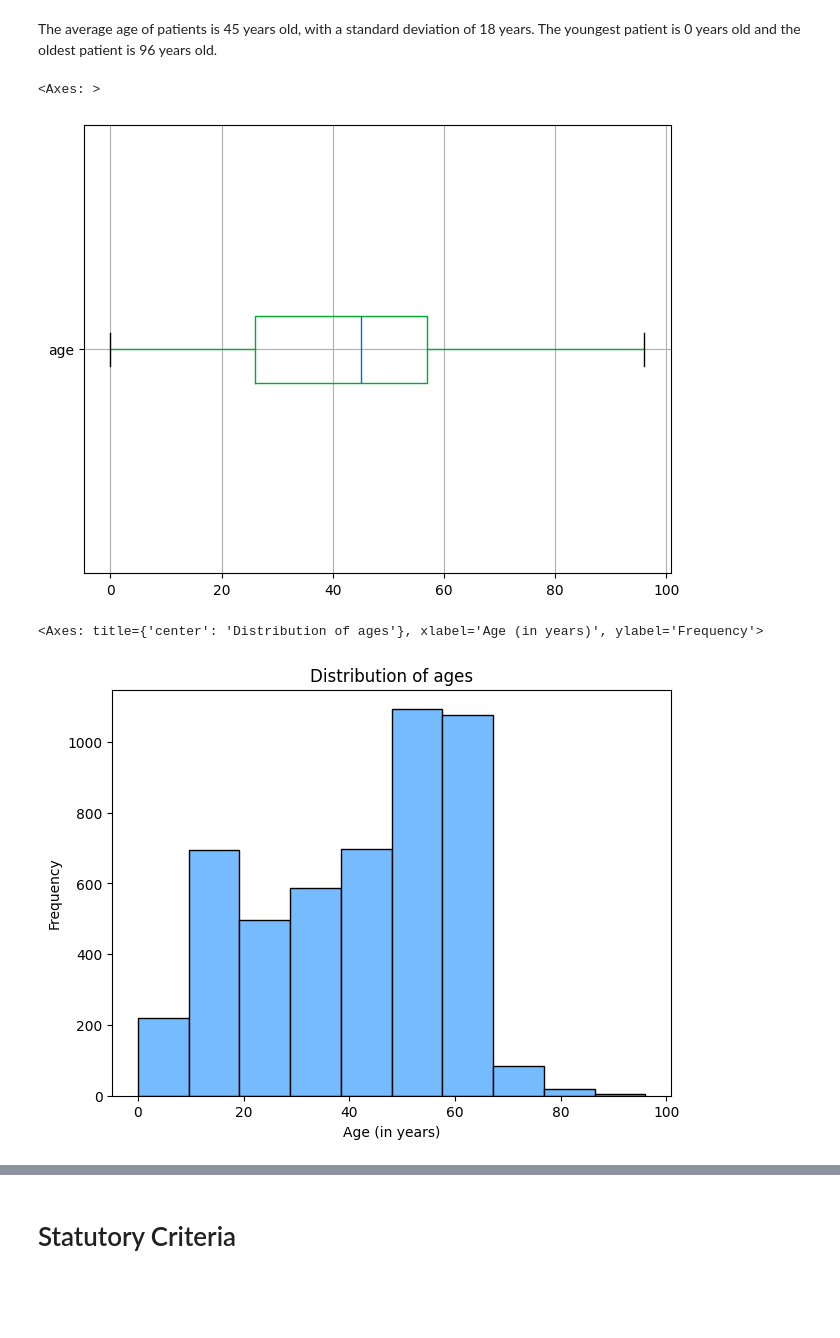
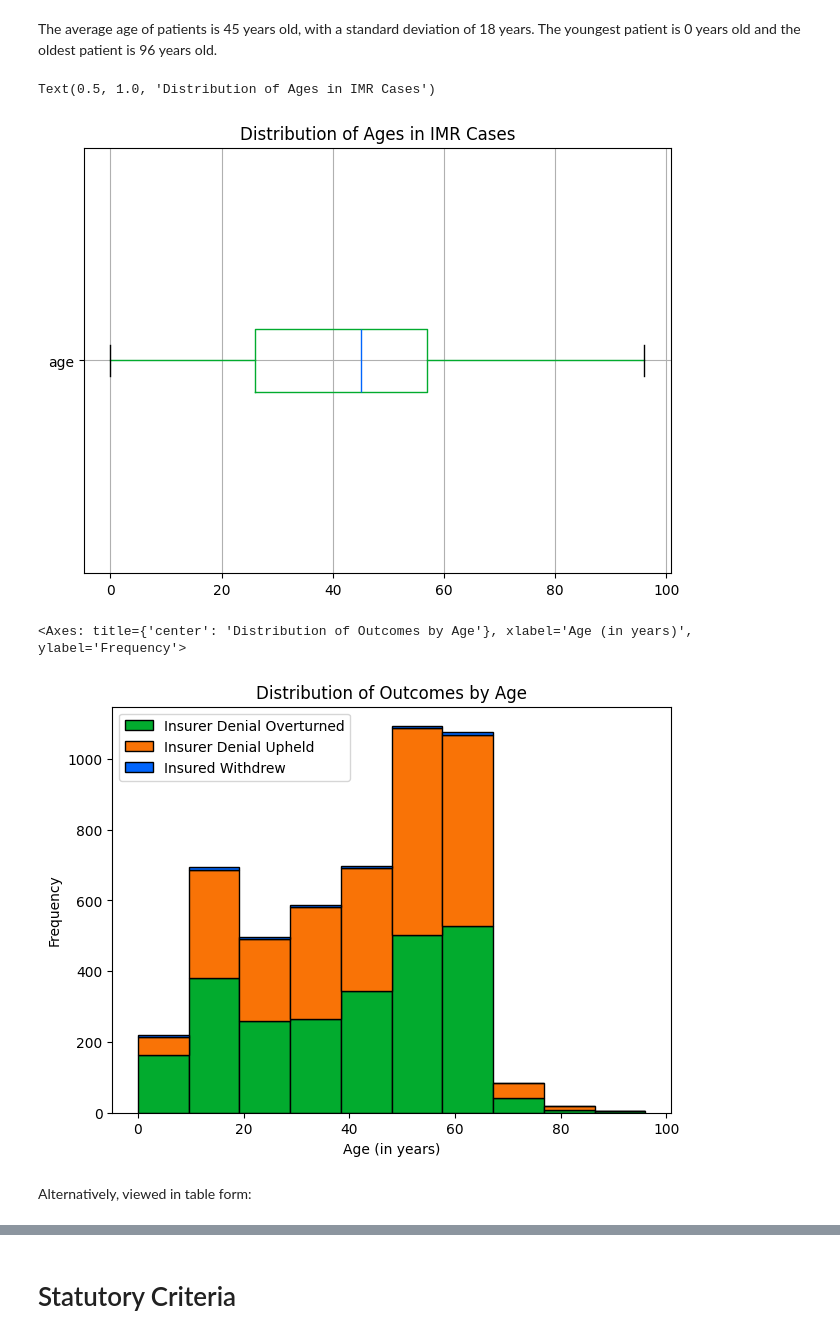
Before and after one commit to jeremy-code/ca-imr-data-analysis, a Jupyter notebook: main.ipynb, the cells around one changed output, grey strips where cells are left out. Cells and saved outputs as stored; diff of their text form; code cells hidden in the pictures; blank space fills up the shorter version.

```diff
--- a/main.ipynb
+++ b/main.ipynb
@@ -35,9 +50,9 @@ dtypes: dict[str, AstypeArg] = {
     "outcome": pd.CategoricalDtype(OUTCOMES, ordered=True),
     "age": "Int64",
     "gender": "category",
-    "statutory_criteria": "object",
+    "statutory_criteria": "object",  # list[str]
     "primary_language": "category",
-    "race": "object",
+    "race": "object",  # list[str]
     "imro_review_period": "Int64",
     "determination_period": "Int64",
 }
@@ -75,14 +90,10 @@ df: pd.DataFrame = pd.read_csv(
 
 df.index = df.index.str.strip()
 df = df.assign(
-    statutory_criteria=tuple(df.statutory_criteria.str.split("\\n")),
-    race=tuple(df.race.str.split(", ")),
+    statutory_criteria=df.statutory_criteria.str.split("\\n").to_list(),
+    race=df.race.str.split(", ").to_list(),
     imro_review_period=df.imro_review_period.str.extract(r"(\d+) days"),
     determination_period=df.determination_period.str.extract(r"(\d+) days"),
 )
 
 df = df.astype({k: v for k, v in dtypes.items() if k != df.index.name})
-
-print(df.head().to_string(na_rep="N/A"))
-print()
-print(f"NA values: \n{df.isna().sum().loc[lambda x: x > 0].sort_values(ascending=False).to_string()}")
@@ -108,3 +124,28 @@ age                         2
+# %%
+# Remove "Decline to state" in tuples in race column
+df.loc[df.race.notna(), "race"] = df.race.dropna().apply(
+    lambda race: [r for r in race if r != "Decline to state"]
+)
+
+df = df.replace(
+    {
+        "diagnosis": {"Injuries": "Injuries / Poisoning"},
+        "diagnosis_subcategory": {
+            "Congenital Anomally": "Congenital Anomaly",
+            "Sexual/Gender identity Issues": "Sexual/Gender Identity Issues",
+            "Spondylolysis": "Spondylosis",
+        },
+        "treatment": {"Cardio Vascular": "Cardiovascular"},
+        "treatment_subcategory": {
+            "IOP-Intensive Outpatient Program": "IOP - Intensive Outpatient Program",
+            "Transcranial Magnetic Stimulation": "TMS - Transcranial Magnetic Stimulation",
+        },
+    },
+).assign(
+    treatment_subcategory=df.treatment_subcategory.str.replace(
+        r"schlerotherapy|scherotherapy", "sclerotherapy", regex=True
+    )
+)
 # %% [markdown]
 # Introduction
 # %% [markdown]
@@ -450,18 +652,21 @@ Each treatment has an average of 20.0 subcategories.
 # %% [markdown]
 The average age of patients is 45 years old, with a standard deviation of 18 years. The youngest patient is 0 years old and the oldest patient is 96 years old.
 # %%
-df.boxplot(column="age", vert=False)
+ax = df.boxplot(column="age", vert=False)
+ax.set_title("Distribution of Ages in IMR Cases")
 # %% [output]
-<Axes: >
+Text(0.5, 1.0, 'Distribution of Ages in IMR Cases')
-[figure, old version]
+[figure, new version]
 # %%
-df.age.plot.hist(
+df.pivot(columns="outcome", values="age").rename_axis(None, axis=1).plot.hist(
     bins=10,
+    title="Distribution of Outcomes by Age",
     xlabel="Age (in years)",
-    title="Distribution of ages",
+    stacked=True,
     edgecolor="black",
-    color="xkcd:sky blue",
 )
 # %% [output]
-<Axes: title={'center': 'Distribution of ages'}, xlabel='Age (in years)', ylabel='Frequency'>
+<Axes: title={'center': 'Distribution of Outcomes by Age'}, xlabel='Age (in years)', ylabel='Frequency'>
-[figure, old version]
+[figure, new version]
+# %% [markdown]
+Alternatively, viewed in table form:
```
Also changed, not shown: parts of 51 cells of this notebook.
